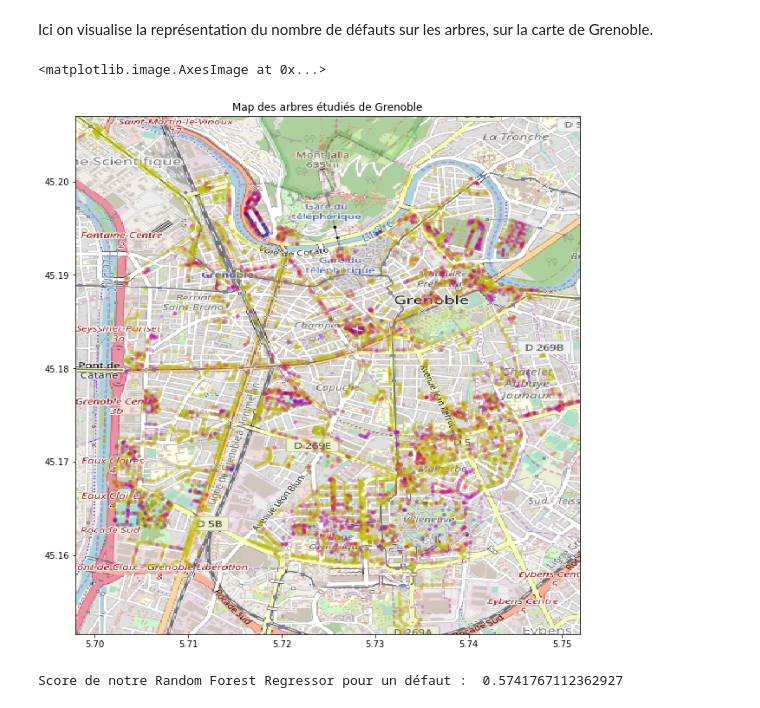
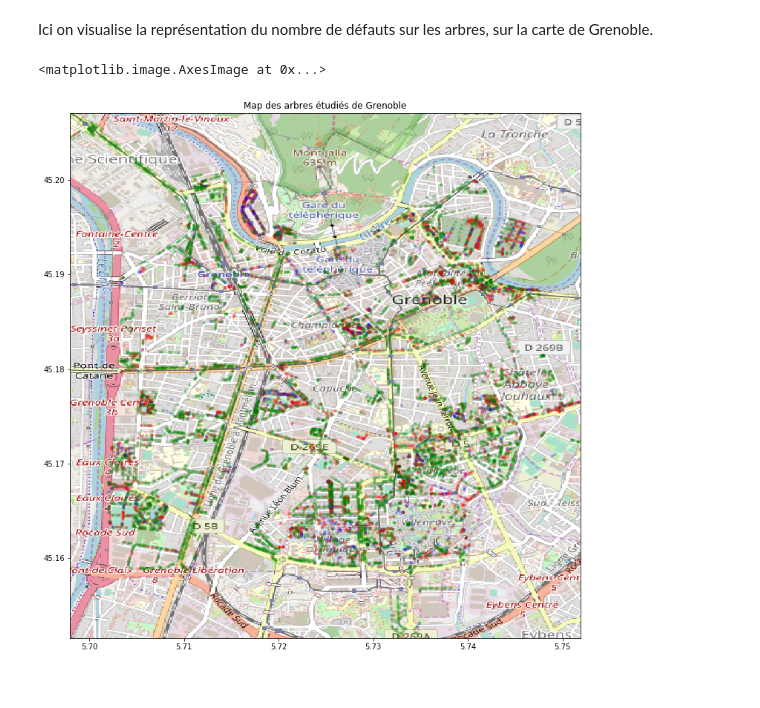
Before and after one commit to Bertrand-gbt/Projet-Fouilles-de-donn-es, a Jupyter notebook: Projet_FDEC.ipynb, the cells around one changed output. Cells and saved outputs as stored; diff of their text form; code cells hidden in the pictures.

```diff
--- a/Projet_FDEC.ipynb
+++ b/Projet_FDEC.ipynb
@@ -106,0 +96,10 @@ data1
+# %%
+d1 = data.drop(columns=['ANNEETRAVAUXPRECONISESDIAG','TRAVAUXPRECONISESDIAG']).T.isnull().sum()
+a1=d1.shape
+p1=[]
+for i in range (0,a1[0]):
+    if (d1[i]>0):
+        p1.append(i)
+data3=data.drop(p1)
+data3=data3.drop(columns=['ANNEETRAVAUXPRECONISESDIAG','TRAVAUXPRECONISESDIAG'])
+data3.head()
@@ -586,9 +668,9 @@ pour_couleur=np.array(data[['DEFAUT']])
 C=[]
 for i in pour_couleur:
     if (i==1):
+        C.append('red')
+    else :
         C.append('blue')
-    else :
-        C.append('orange')
 
 C=np.array(C)
 # %%
@@ -617,35 +699,23 @@ nb=len(nb_defaut)
 Col=[]
 for i in range (0,nb):
         if (nb_defaut[i,0]==0):
-            Col.append('y')
+            Col.append('green')
         elif (nb_defaut[i,0]==1):
-            Col.append('m')
+            Col.append('red')
         elif (nb_defaut[i,0]==2):
-            Col.append('r')
+            Col.append('blue')
         elif (nb_defaut[i,0]==3):
-            Col.append('blue')
+            Col.append('brown')
         else :
             Col.append('black')
 Col=np.array(Col)
 # %%
-fig, ax = plt.subplots(figsize = (16,11))
-ax.scatter(V_coords[:,0], V_coords[:,1], zorder=1, alpha= 0.2, c=Col, s=10)
+fig, ax = plt.subplots(figsize = (15,13))
+ax.scatter(V_coords[:,0], V_coords[:,1], zorder=1, alpha= 0.2, c=Col, s=10, marker='o')
 ax.set_title('Map des arbres étudiés de Grenoble')
 ax.set_xlim(BBox[0],BBox[1])
 ax.set_ylim(BBox[2],BBox[3])
 ax.imshow(ruh_m, zorder=0, extent = BBox, aspect= 'equal')
 # %% [output]
 <matplotlib.image.AxesImage at 0x...>
-[figure, old version]
+[figure, new version]
-# %%
-from sklearn.ensemble import RandomForestRegressor
-from sklearn.model_selection import cross_val_score
-
-Xcoord=np.array(data[['coord_x','coord_y']])
-ycoord=np.array(data['DEFAUT'])
-
-clfcoord = RandomForestRegressor(random_state=1,n_estimators=10)
-scorescoord = cross_val_score(clfcoord, X, y, cv=5)
-print('Score de notre Random Forest Regressor pour un défaut : ',scorescoord.mean())
-# %% [output]
-Score de notre Random Forest Regressor pour un défaut :  0.5741767112362927
```
Also changed, not shown: parts of 32 cells of this notebook.
